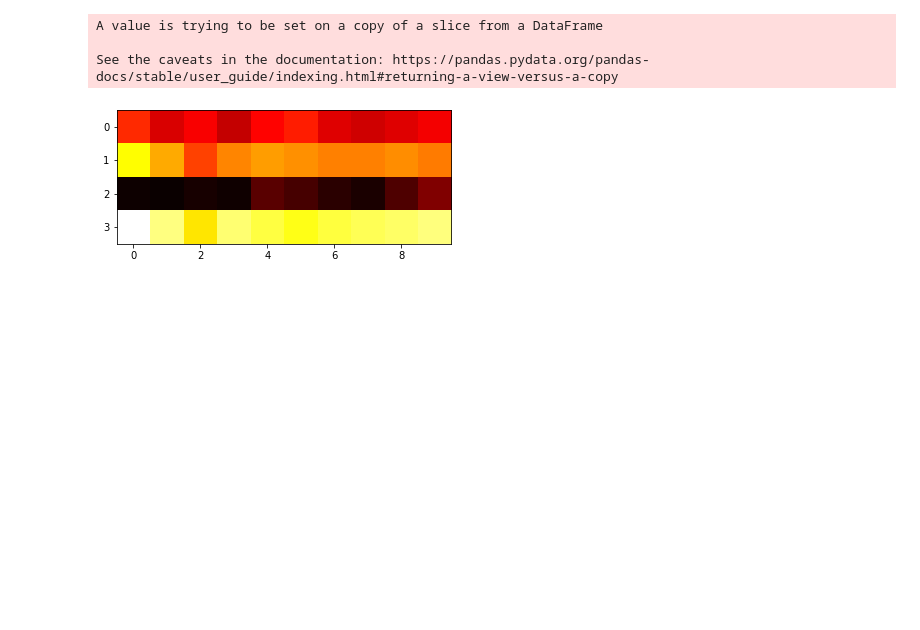
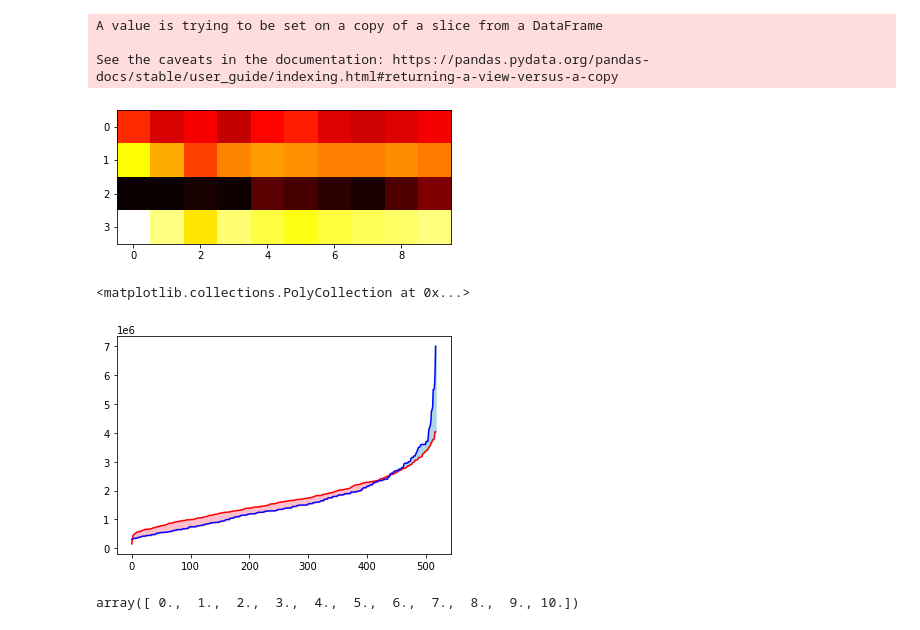
Before and after one commit to ToOrtner/Data-Analysis-properties, a Jupyter notebook: metnum-tp3-2020-1c/notebooks/segmentaciones.ipynb, the cells around one changed output. Drawn from its saved outputs; the diff is of its cells as text; code cells hidden in the pictures; blank space fills up the shorter version.

Commit message:
nuevo intento de analisis

```diff
--- a/metnum-tp3-2020-1c/notebooks/segmentaciones.ipynb
+++ b/metnum-tp3-2020-1c/notebooks/segmentaciones.ipynb
@@ -231,3 +231,25 @@ A value is trying to be set on a copy of a slice from a DataFrame
 
 See the caveats in the documentation: https://pandas.pydata.org/pandas-docs/stable/user_guide/indexing.html#returning-a-view-versus-a-copy
 [figure]
+# %%
+#Prueba de un analisis. Resultado arrojado vs resultado original.
+
+#los ordeno de menor a mayor para que sea mas claro el analisis
+X = np.sort(segmentado) #no se como garcha leer los que hizo diego, esto es un ejemplo
+Y = np.sort(original)
+
+plt.plot(X, color='red')
+plt.plot(Y, color='blue')
+
+
+plt.fill_between(np.linspace(1, np.size(X), np.size(X)), X, Y, X>Y, color='pink')
+plt.fill_between(np.linspace(1, np.size(X), np.size(X)), X, Y, X<Y, color='lightblue')
+
+#analisis: Con precios chicos, segmentado es apenas mayor del original. Luego con precios grandes es bastante menor
+# %% [output]
+<matplotlib.collections.PolyCollection at 0x...>
+[figure, added]
+# %%
+np.linspace(0, 10, 11)
+# %% [output]
+array([ 0.,  1.,  2.,  3.,  4.,  5.,  6.,  7.,  8.,  9., 10.])
```
Also changed, not shown: parts of 4 cells of this notebook, 1 other file.
